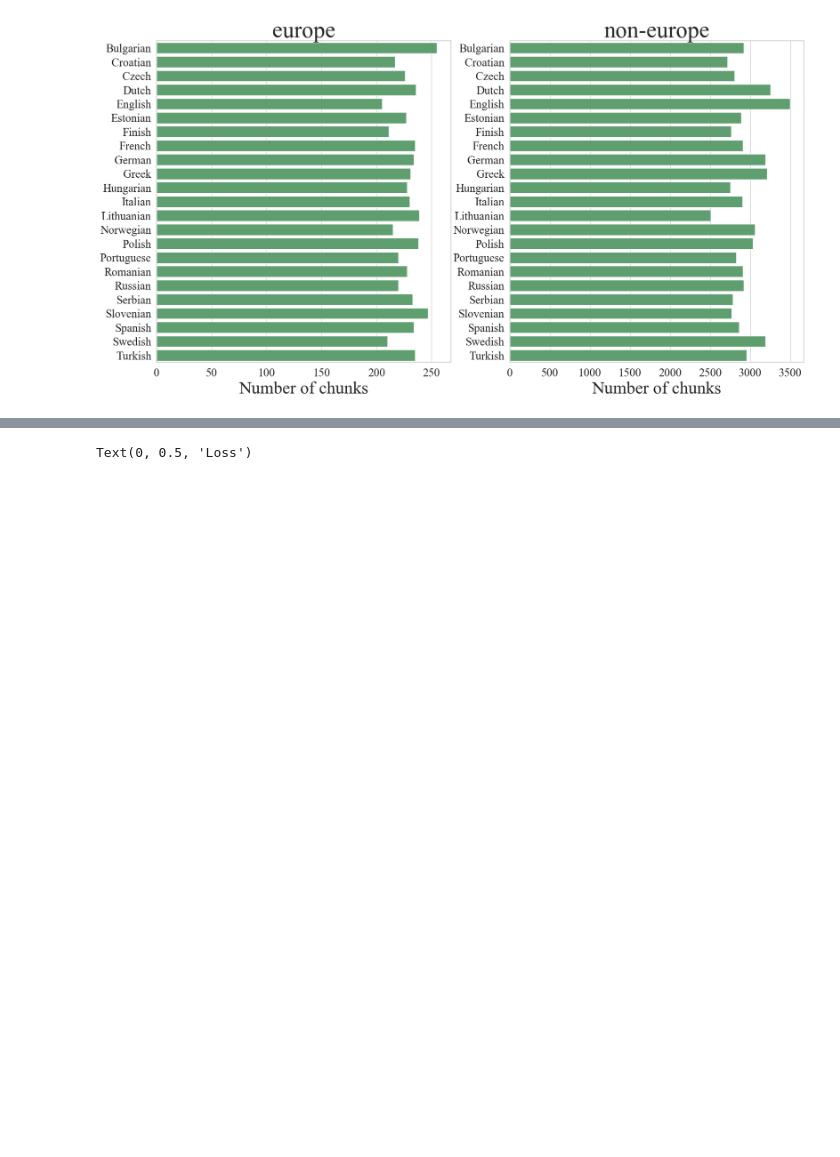
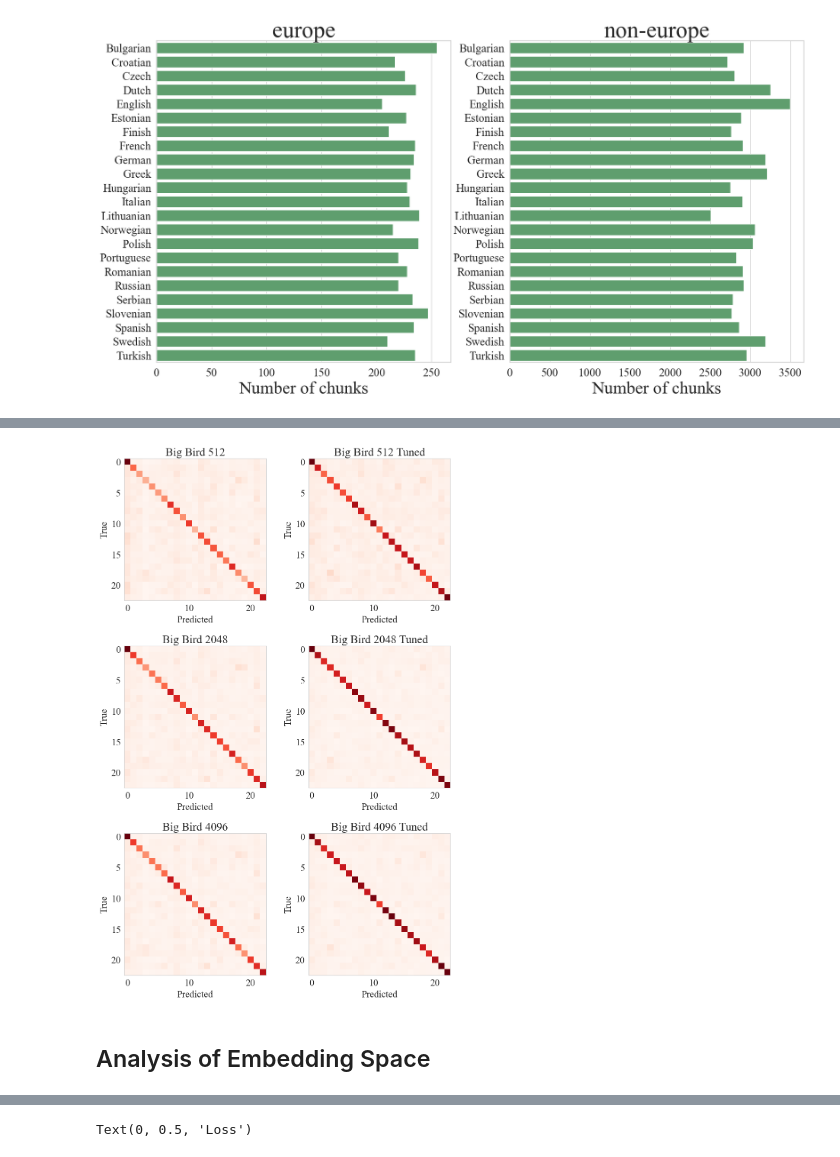
Before and after one commit to SergeyKramp/mthesis-bigbird-embeddings, a Jupyter notebook: figures.ipynb, the cells around one changed output, grey strips where cells are left out. Cells and saved outputs as stored; diff of their text form; code cells hidden in the pictures; blank space fills up the shorter version.

```diff
--- a/figures.ipynb
+++ b/figures.ipynb
@@ -85,0 +195,18 @@ Text(0.5, 1.0, 'non-europe')
+# %%
+# plot the confusion matrices for Big Bird
+fig1, ax = plt.subplots(3, 2, figsize=(10, 15))
+for i, matrix in enumerate([sum_confusion_matrices_bigbird_512, sum_confusion_matrices_bigbird_512_fine_tuned,
+                            sum_confusion_matrices_bigbird_2048, sum_confusion_matrices_bigbird_2048_fine_tuned,
+                            sum_confusion_matrices_bigbird_4096, sum_confusion_matrices_bigbird_4096_fine_tuned]):
+    ax[i//2, i%2].imshow(matrix, cmap=plt.cm.Reds)
+    ax[i//2, i%2].set_title(['Big Bird 512', 'Big Bird 512 Tuned',
+                             'Big Bird 2048', 'Big Bird 2048 Tuned',
+                             'Big Bird 4096', 'Big Bird 4096 Tuned'][i])
+    ax[i//2, i%2].set_xlabel('Predicted')
+    ax[i//2, i%2].set_ylabel('True')
+
+plt.tight_layout()
+# %% [output]
+[figure, added]
+# %% [markdown]
+## Analysis of Embedding Space
```
Also changed, not shown: parts of 32 cells of this notebook, 9 other files.
